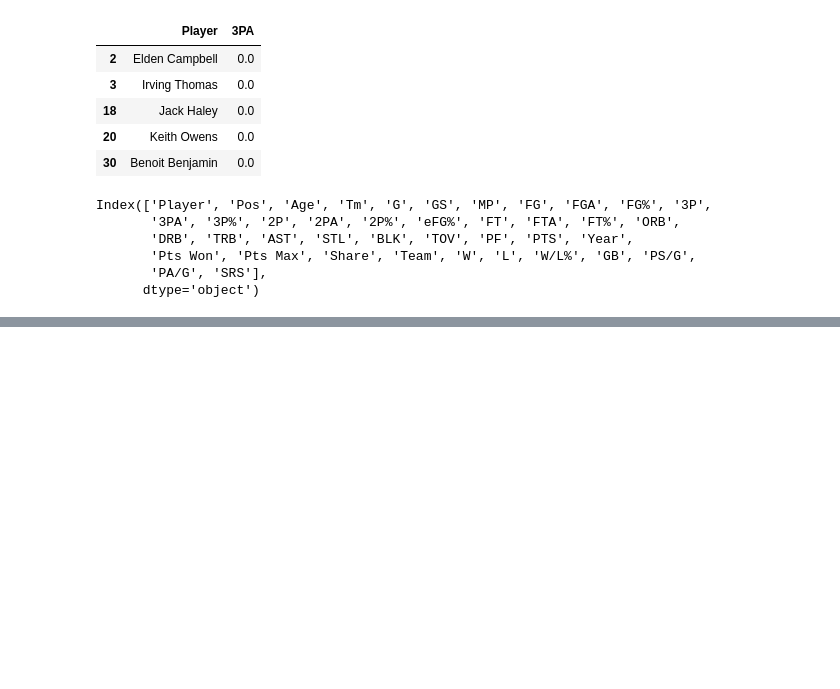
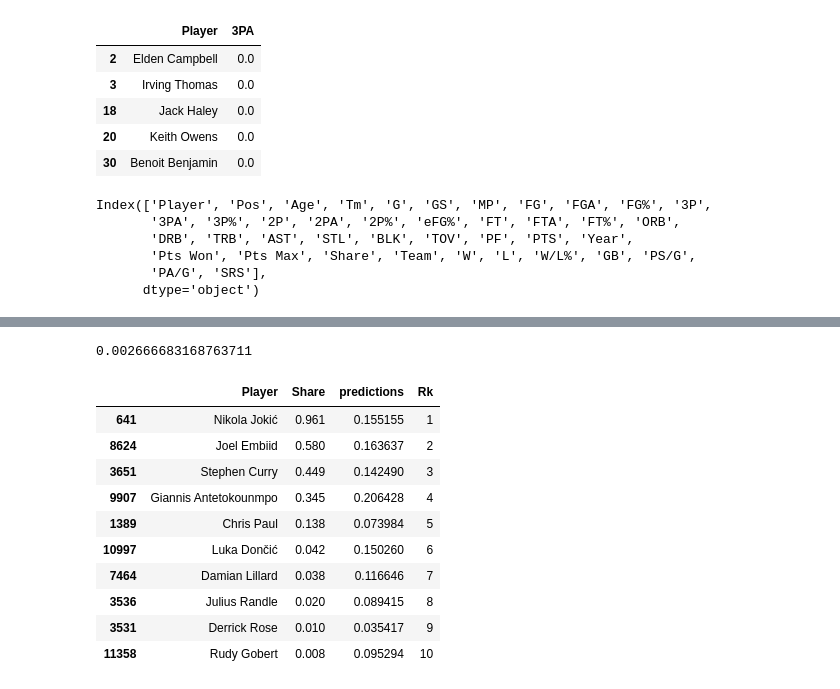
Before and after one commit to mbarve117/nbamvp, a Jupyter notebook: notebooks/predictor.ipynb, the cells around one changed output, grey strips where cells are left out. Drawn from its saved outputs; the diff is of its cells as text; code cells hidden in the pictures; blank space fills up the shorter version.

```diff
--- a/notebooks/predictor.ipynb
+++ b/notebooks/predictor.ipynb
@@ -68,0 +88,4 @@ test = stats[stats["Year"] == 2023]
+# %%
+predictions = pd.DataFrame(predictions, columns=["predictions"], index=test.index)
+# %%
+combo = pd.concat([test[["Player", "Share"]],predictions], axis=1)
@@ -68,0 +109,22 @@ test = stats[stats["Year"] == 2023]
+# %%
+mean_squared_error(combo["Share"], combo["predictions"])
+# %% [output]
+0.002666683168763711
+# %%
+combo = combo.sort_values("Share", ascending=False)
+# %%
+combo["Rk"] = list(range(1, combo.shape[0]+1))
+# %%
+combo.head(10)
+# %% [output]
+|  | Player | Share | predictions | Rk |
+| 641 | Nikola Jokić | 0.961 | 0.155155 | 1 |
+| 8624 | Joel Embiid | 0.580 | 0.163637 | 2 |
+| 3651 | Stephen Curry | 0.449 | 0.142490 | 3 |
+| 9907 | Giannis Antetokounmpo | 0.345 | 0.206428 | 4 |
+| 1389 | Chris Paul | 0.138 | 0.073984 | 5 |
+| 10997 | Luka Dončić | 0.042 | 0.150260 | 6 |
+| 7464 | Damian Lillard | 0.038 | 0.116646 | 7 |
+| 3536 | Julius Randle | 0.020 | 0.089415 | 8 |
+| 3531 | Derrick Rose | 0.010 | 0.035417 | 9 |
+| 11358 | Rudy Gobert | 0.008 | 0.095294 | 10 |
```
Also changed, not shown: parts of 37 cells of this notebook.
